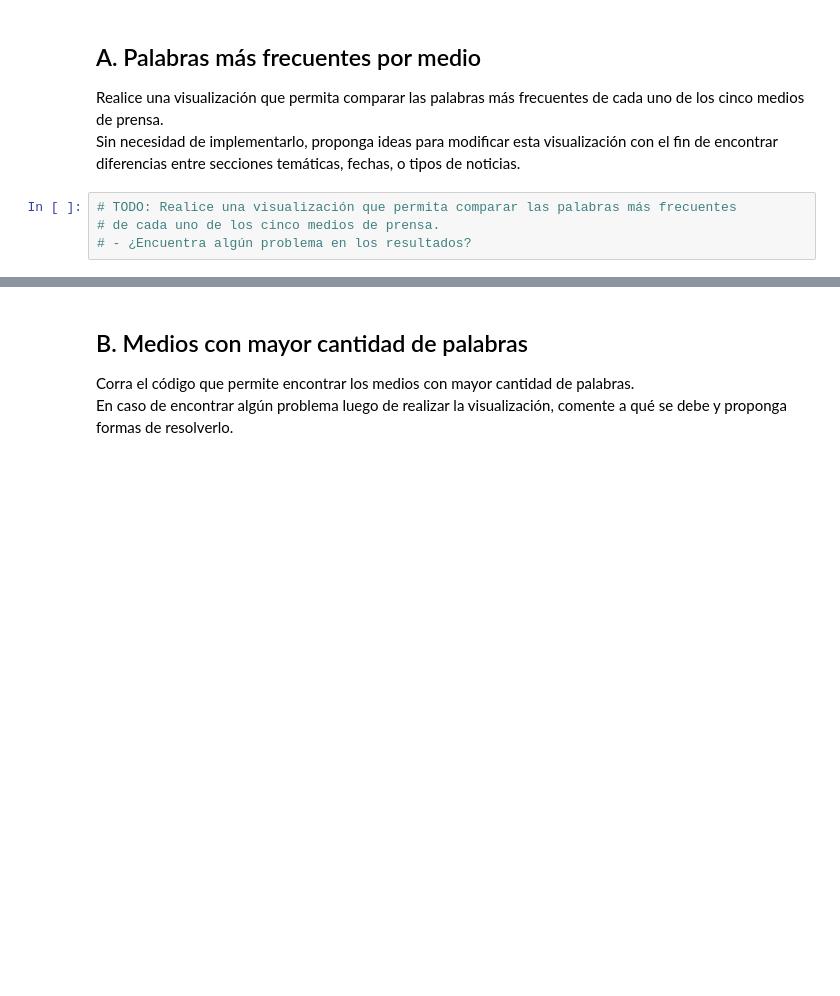
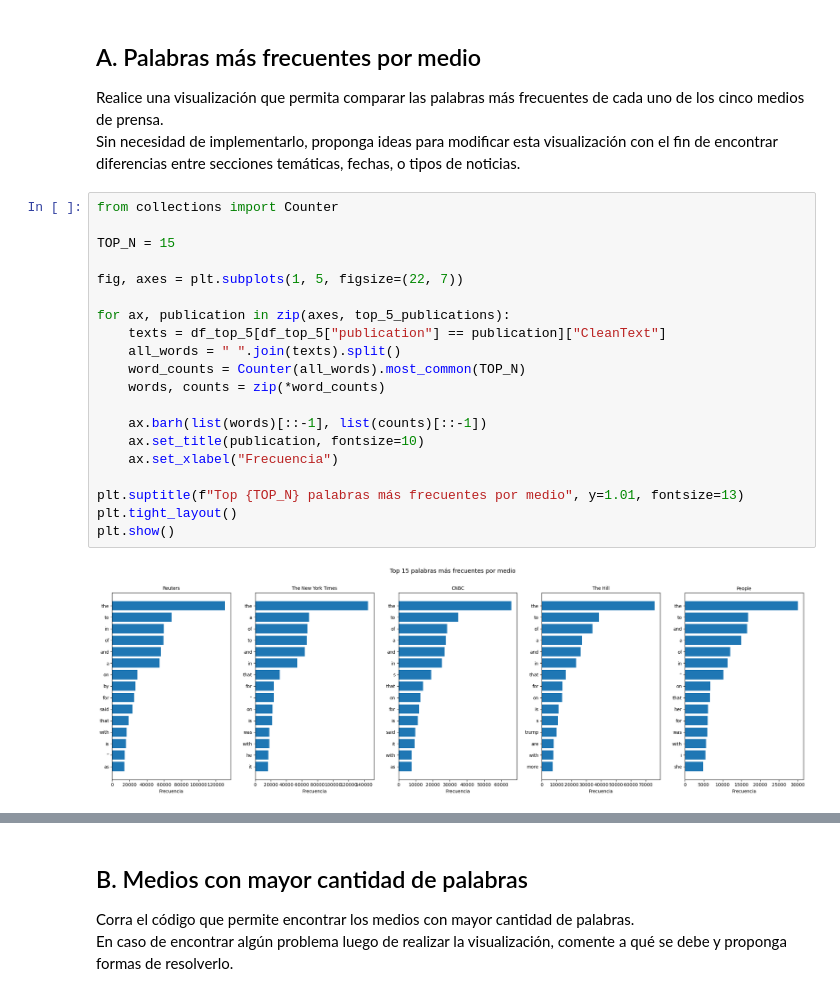
Before and after one commit to SDP-data/IntroCD_LAB1_2026, a Jupyter notebook: Tarea_1/2026_template_tarea1.ipynb, the cells around one changed output, grey strips where cells are left out. Drawn from its saved outputs; the diff is of its cells as text; blank space fills up the shorter version.

```diff
--- a/Tarea_1/2026_template_tarea1.ipynb
+++ b/Tarea_1/2026_template_tarea1.ipynb
@@ -484,6 +484,24 @@ Ninguna de las dos restricciones es sencilla de aplicar con estos datos tal como
 Realice una visualización que permita comparar las palabras más frecuentes de cada uno de los cinco medios de prensa. \
 Sin necesidad de implementarlo, proponga ideas para modificar esta visualización con el fin de encontrar diferencias entre secciones temáticas, fechas, o tipos de noticias.
 # %%
-# TODO: Realice una visualización que permita comparar las palabras más frecuentes
-# de cada uno de los cinco medios de prensa.
-# - ¿Encuentra algún problema en los resultados?
+from collections import Counter
+
+TOP_N = 15
+
+fig, axes = plt.subplots(1, 5, figsize=(22, 7))
+
+for ax, publication in zip(axes, top_5_publications):
+    texts = df_top_5[df_top_5["publication"] == publication]["CleanText"]
+    all_words = " ".join(texts).split()
+    word_counts = Counter(all_words).most_common(TOP_N)
+    words, counts = zip(*word_counts)
+
+    ax.barh(list(words)[::-1], list(counts)[::-1])
+    ax.set_title(publication, fontsize=10)
+    ax.set_xlabel("Frecuencia")
+
+plt.suptitle(f"Top {TOP_N} palabras más frecuentes por medio", y=1.01, fontsize=13)
+plt.tight_layout()
+plt.show()
+# %% [output]
+[figure, added]
```
Also changed, not shown: parts of 1 cell of this notebook.
